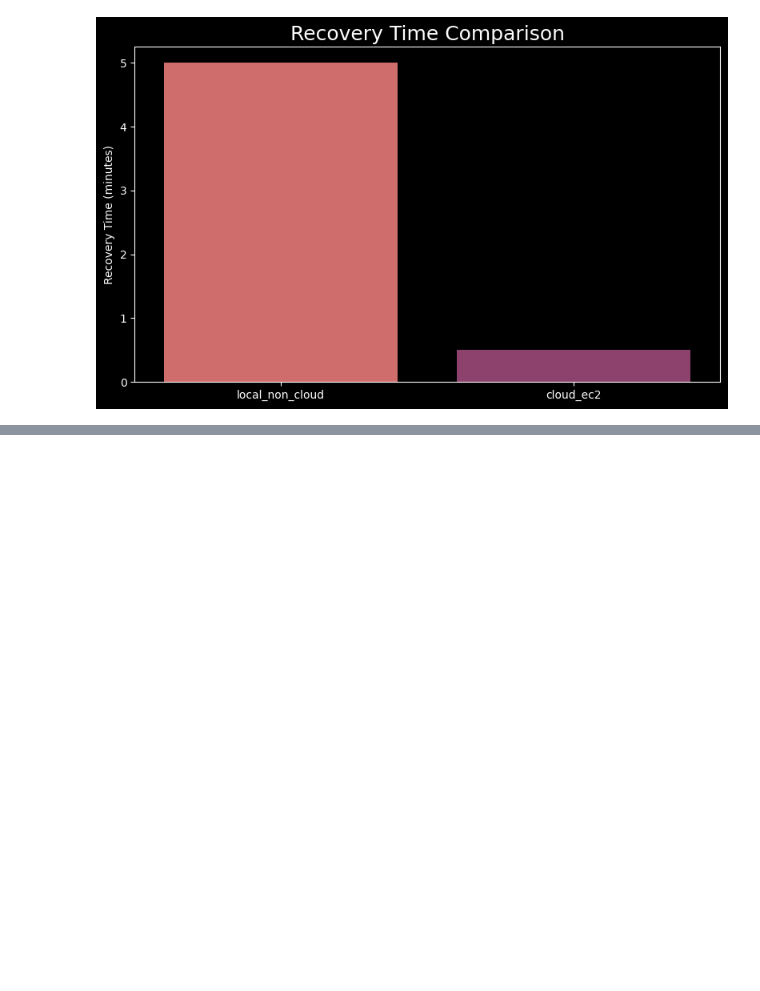
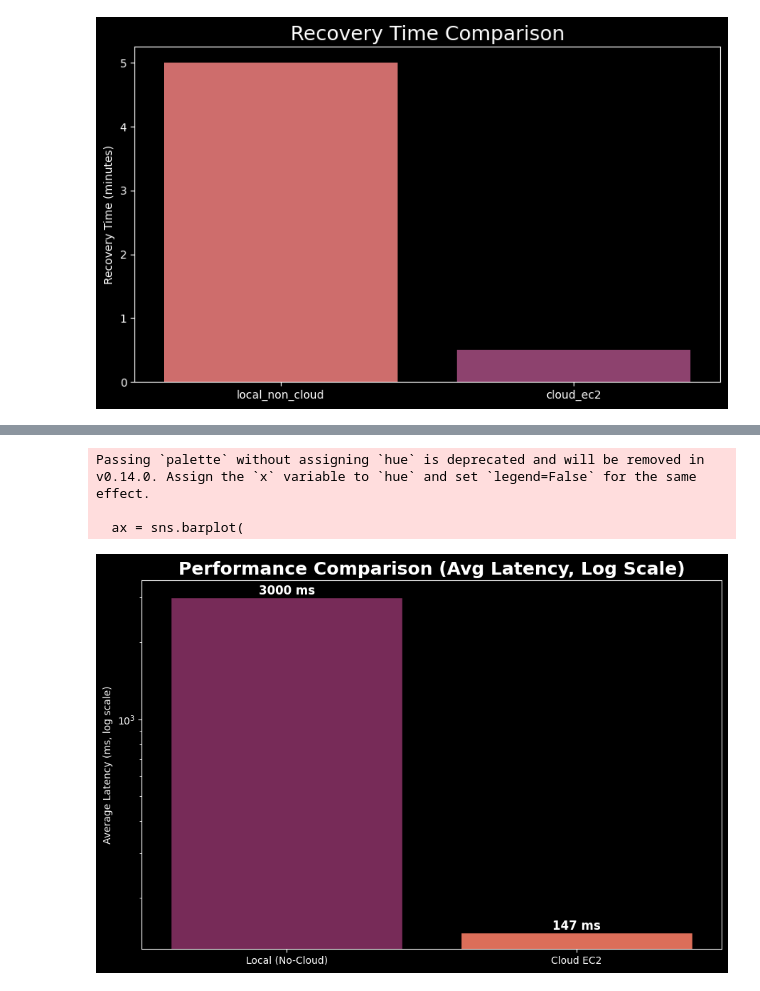
Before and after one commit to mvetlu/650-recommendation_project_cloudless, a Jupyter notebook: test.ipynb, the cells around one changed output, grey strips where cells are left out. Saved outputs shown, nothing was run; the diff lists cells and outputs as text; code cells hidden in the pictures; blank space fills up the shorter version.

```diff
--- a/test.ipynb
+++ b/test.ipynb
@@ -173,0 +177,51 @@ plt.show()
+# %%
+import pandas as pd
+import matplotlib.pyplot as plt
+import seaborn as sns
+
+# Load your data
+df = pd.DataFrame({
+    "test_name": ["Local (No-Cloud)", "Cloud EC2"],
+    "avg_latency_ms": [3000, 146.94],
+    "min_latency_ms": [3000, 105.61],
+    "max_latency_ms": [4000, 343.96]
+})
+
+plt.style.use("dark_background")  # comment out for white background slides
+
+# Choose a modern palette
+colors = sns.color_palette("rocket", 2)
+
+plt.figure(figsize=(9,6))
+
+ax = sns.barplot(
+    data=df,
+    x="test_name",
+    y="avg_latency_ms",
+    palette=colors,
+    edgecolor="black"
+)
+
+# Log scale to show huge difference without distortion
+ax.set_yscale("log")
+
+# Add value labels on bars
+for bar in ax.patches:
+    height = bar.get_height()
+    ax.annotate(
+        f"{height:.0f} ms",
+        (bar.get_x() + bar.get_width()/2, height),
+        ha="center", va="bottom",
+        fontsize=12, fontweight="bold"
+    )
+
+plt.title("Performance Comparison (Avg Latency, Log Scale)", fontsize=18, weight="bold")
+plt.ylabel("Average Latency (ms, log scale)")
+plt.xlabel("")
+plt.tight_layout()
+plt.show()
+# %% [output]
+Passing `palette` without assigning `hue` is deprecated and will be removed in v0.14.0. Assign the `x` variable to `hue` and set `legend=False` for the same effect.
+
+  ax = sns.barplot(
+[figure, added]
```
Also changed, not shown: parts of 7 cells of this notebook, 2 other files.
